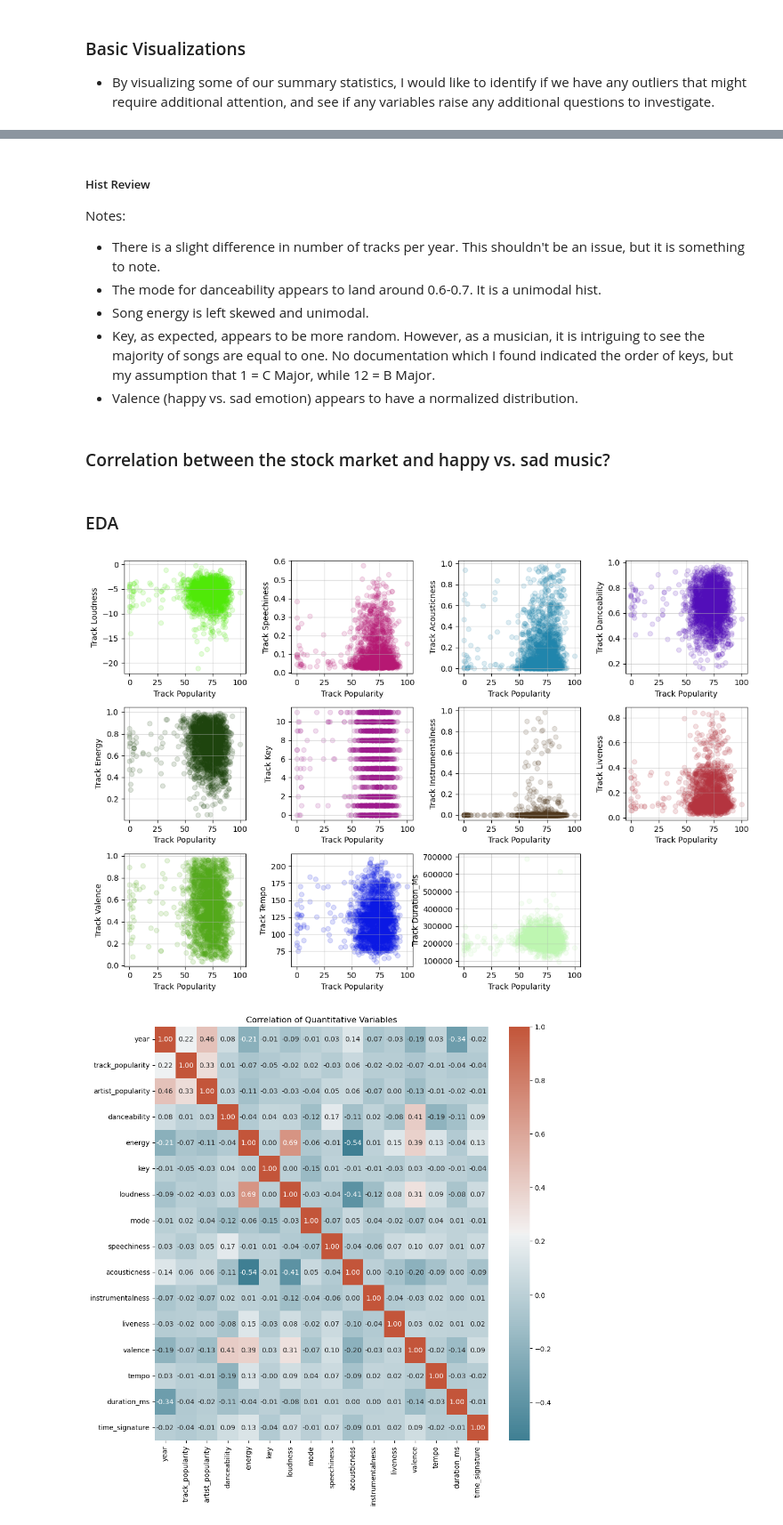
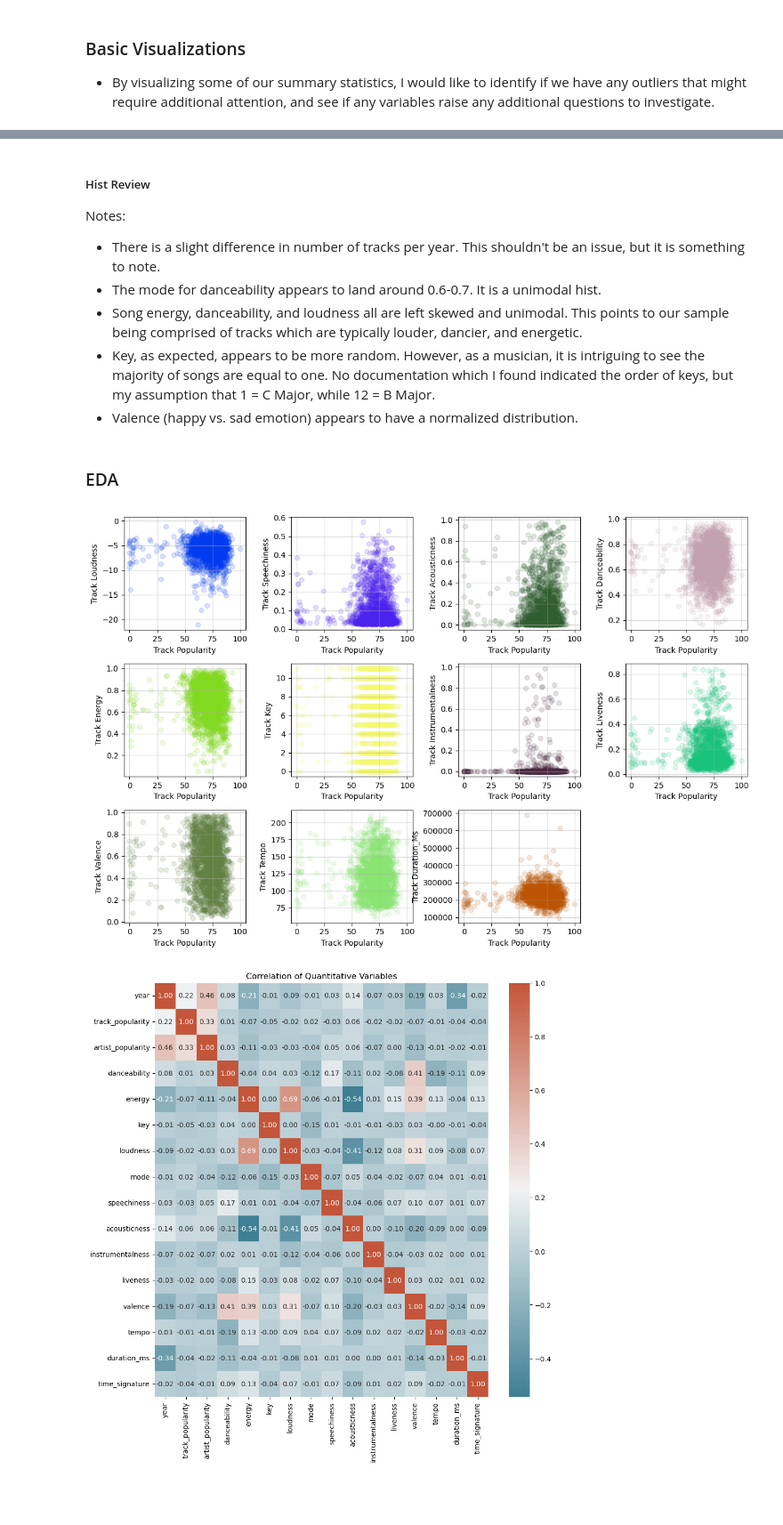
Before and after one commit to BJohanski/Spotify-Track-Analysis-2023, a Jupyter notebook: Spotify-Data-Analysis.ipynb, the cells around one changed output, grey strips where cells are left out. Shown at 89% size. Saved outputs shown, nothing was run; the diff lists cells and outputs as text; code cells hidden in the pictures; blank space fills up the shorter version.

```diff
--- a/Spotify-Data-Analysis.ipynb
+++ b/Spotify-Data-Analysis.ipynb
@@ -146,7 +146,7 @@ null_tempo_row = spotify_data[spotify_data['tempo'].isnull()]
 null_tempo_row
 
 # Above I confirmed that the NA values belong to one entry. For that reason, I will be dropping that entry.
-# spotify_data = spotify_data.drop(447)
+spotify_data = spotify_data.drop(447)
 
 # Confirming that the row is gone.
 spotify_data.iloc[[447]]
@@ -253,41 +256,41 @@ hist_builder(spotify_data, vars_for_hists)
 Notes:
  - There is a slight difference in number of tracks per year. This shouldn't be an issue, but it is something to note.
  - The mode for danceability appears to land around 0.6-0.7. It is a unimodal hist.
- - Song energy is left skewed and unimodal.
+ - Song energy, danceability, and loudness all are left skewed and unimodal. This points to our sample being comprised of tracks which are typically louder, dancier, and energetic.
  - Key, as expected, appears to be more random. However, as a musician, it is intriguing to see the majority of songs are equal to one. No documentation which I found indicated the order of keys, but my assumption that 1 = C Major, while 12 = B Major.
  - Valence (happy vs. sad emotion) appears to have a normalized distribution.
-# %% [markdown]
-### Correlation between the stock market and happy vs. sad music?
 # %% [markdown]
 ### EDA
 # %%
 # I would like to start my EDA section off my checking to see if there appear to be any patterns with song popularity compared to our song variables.
 spotify_columns
 
 song_variables = ['loudness','speechiness','acousticness','danceability','energy','key','instrumentalness','liveness','valence','tempo','duration_ms']
 len(song_variables)
 
 def scatter_plot():
     plt.figure(figsize=(12,8))
 
     for i in range(len(song_variables)):
         ax = plt.subplot(3, 4, i + 1)
 
+        # Random colors for scatter plots, because they're pretty
+        r = lambda: random.randint(0,255)
         random_color = ('#%02X%02X%02X' % (r(),r(),r()))
 
         current_variable = spotify_data[song_variables[i]]
         track_pop = spotify_data['track_popularity']
 
         plt.scatter(track_pop, current_variable, alpha=0.15, color = random_color)
         plt.tight_layout()
         plt.ylabel('Track {}'.format(song_variables[i]).title())
         plt.xlabel('Track Popularity')
 
         ax.grid(True, alpha=0.5)
 
 scatter_plot()
 # %% [output]
-[figure, old version]
+[figure, new version]
 # %%
 # Reviewing correlation of variables with a heat map.
 
```
Also changed, not shown: parts of 12 cells of this notebook.
